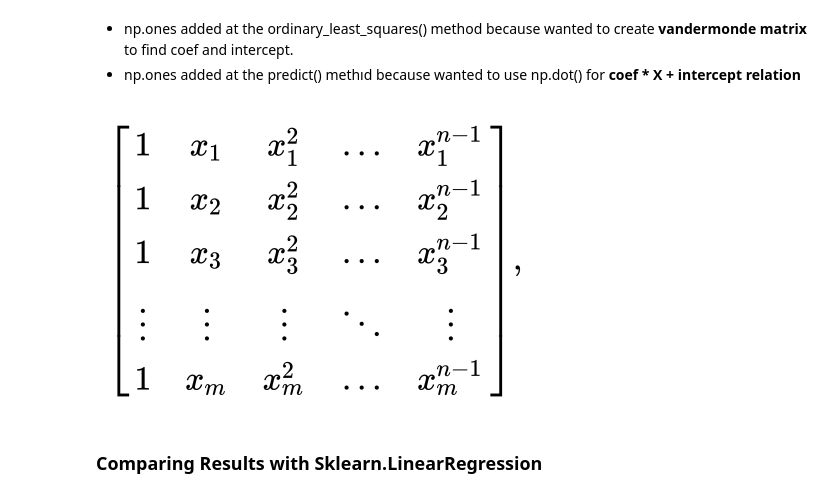
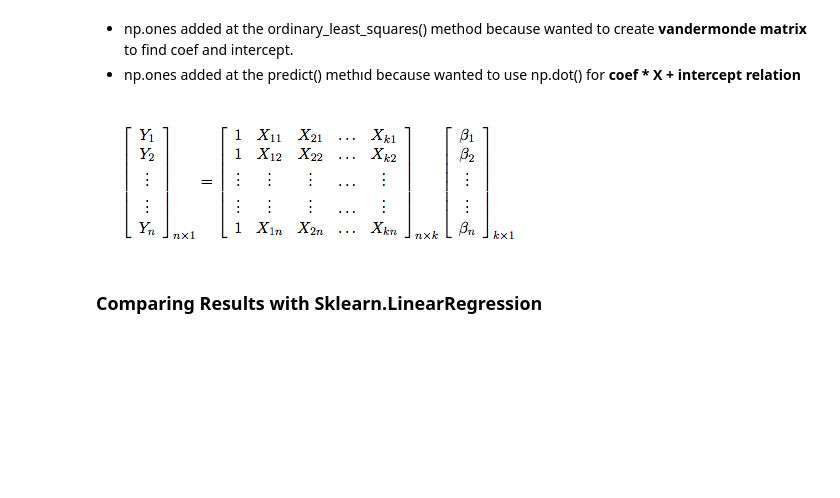
Before and after one commit to altayavci/machine_learning_from_scratch, a Jupyter notebook: Regression/LinearRegression.ipynb, the cells around one changed output. Cells and saved outputs as stored; diff of their text form; code cells hidden in the pictures; blank space fills up the shorter version.

Commit message:
figures updates

```diff
--- a/Regression/LinearRegression.ipynb
+++ b/Regression/LinearRegression.ipynb
@@ -39,9 +39,9 @@ beta_vector refers to beta values of the y=x_1*beta_1 + x_2*beta_2 ... +x_n*beta
 * np.ones added at the ordinary_least_squares() method because wanted to create **vandermonde matrix** to find coef and intercept.
 * np.ones added at the predict() methıd because wanted to use np.dot() for **coef * X + intercept relation**
 # %%
-Image.open('Figures/vmatrix.png')
+Image.open('Figures/ols_matrix.png')
 # %% [output]
-[figure, old version]
+[figure, new version]
 # %%
 class LinearRegression_mine():
 
```
Also changed, not shown: parts of 10 cells of this notebook, 2 other files.
